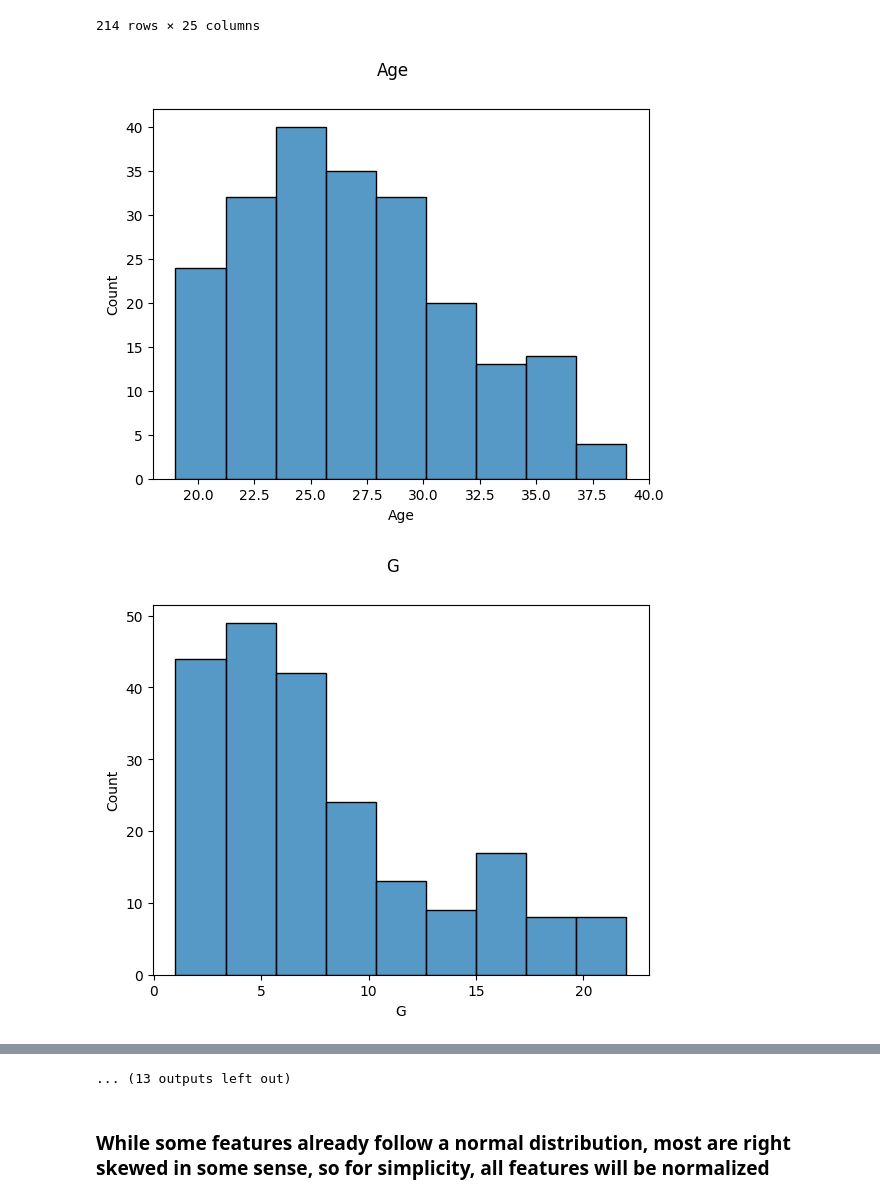
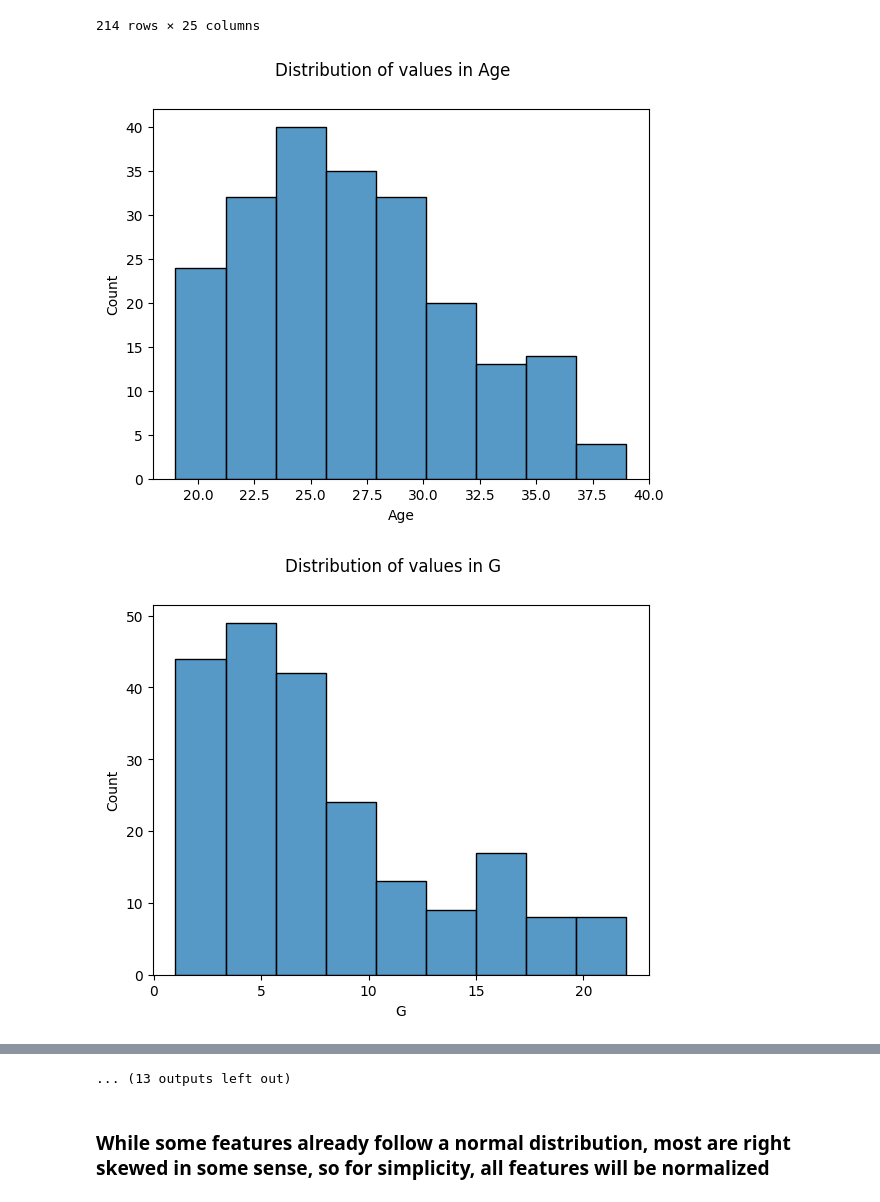
Before and after one commit to kjeeth04/NBA-pred, a Jupyter notebook: EDA.ipynb, the cells around one changed output, grey strips where cells are left out. Saved outputs shown, nothing was run; the diff lists cells and outputs as text; code cells hidden in the pictures.

```diff
--- a/EDA.ipynb
+++ b/EDA.ipynb
@@ -146,8 +149,9 @@ numerical_df
 # %%
 for feature in numerical_df.columns:
     plt.figure()
     sns.histplot(data = numerical_df, x = feature)
-    plt.suptitle(feature)
+    plt.suptitle(f"Distribution of values in {feature}")
+    plt.savefig(f"./Figures/EDA/{feature}.png", dpi=100, bbox_inches = "tight")
 # %% [output]
-[figure, old version]
+[figure, new version]
-[figure, old version]
+[figure, new version]
```
Also changed, not shown: parts of 2 cells of this notebook, 35 other files.
